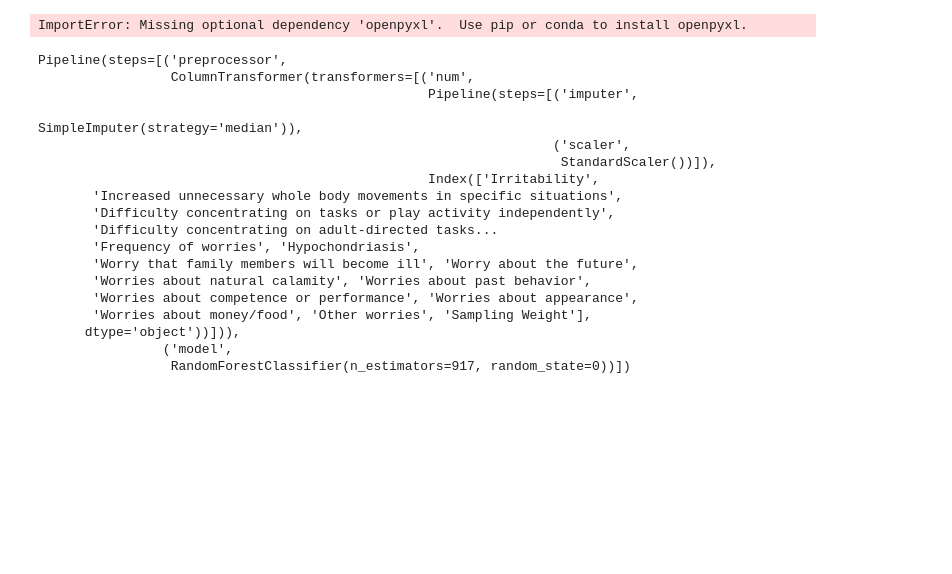
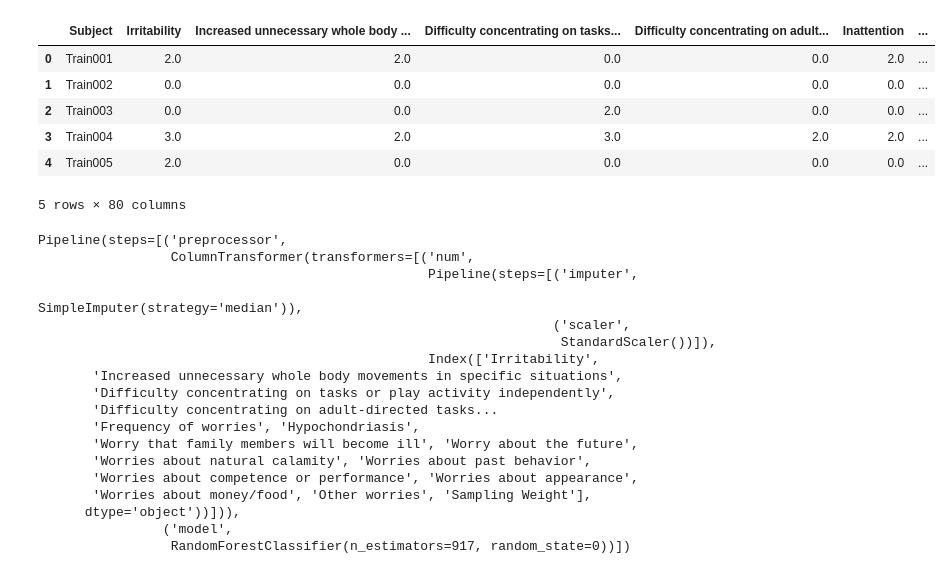
Before and after one commit to ojaswichopra/IOP2k24, a Jupyter notebook: Backend/anxiety disorder/Anxiety_Disorder.ipynb, the cells around one changed output. Drawn from its saved outputs; the diff is of its cells as text; code cells hidden in the pictures; blank space fills up the shorter version.

```diff
--- a/Backend/anxiety disorder/Anxiety_Disorder.ipynb
+++ b/Backend/anxiety disorder/Anxiety_Disorder.ipynb
@@ -14,10 +19,16 @@ from sklearn.metrics import confusion_matrix
 import warnings
 warnings.filterwarnings("ignore")
 # %%
-df  = pd.read_excel("../Dataset/anxiety-disorderp-data.xlsx")
+df  = pd.read_excel("../../Dataset/anxiety-disorderp-data.xlsx")
 df.head()
 # %% [output]
+|  | Subject | Irritability | Increased unnecessary whole body ... | Difficulty concentrating on tasks... | Difficulty concentrating on adult... | Inattention | ... |
+| 0 | Train001 | 2.0 | 2.0 | 0.0 | 0.0 | 2.0 | ... |
+| 1 | Train002 | 0.0 | 0.0 | 0.0 | 0.0 | 0.0 | ... |
+| 2 | Train003 | 0.0 | 0.0 | 2.0 | 0.0 | 0.0 | ... |
+| 3 | Train004 | 3.0 | 2.0 | 3.0 | 2.0 | 2.0 | ... |
+| 4 | Train005 | 2.0 | 0.0 | 0.0 | 0.0 | 0.0 | ... |
-ImportError: Missing optional dependency 'openpyxl'.  Use pip or conda to install openpyxl.
+5 rows × 80 columns
 # %%
 X_train = df.drop(['SAD', 'GAD',"Subject","Onset Child tries unsuccessfully to leave daycare/school due to anxiety","Onset Has to be taken to daycare/school because of separation anxiety","Onset Fear about calamitous separation","Onset Child leaves daycare/school due to anxiety"], axis=1)
 y_SAD = df['SAD']
```
Also changed, not shown: parts of 1 cell of this notebook, 1 other file.
